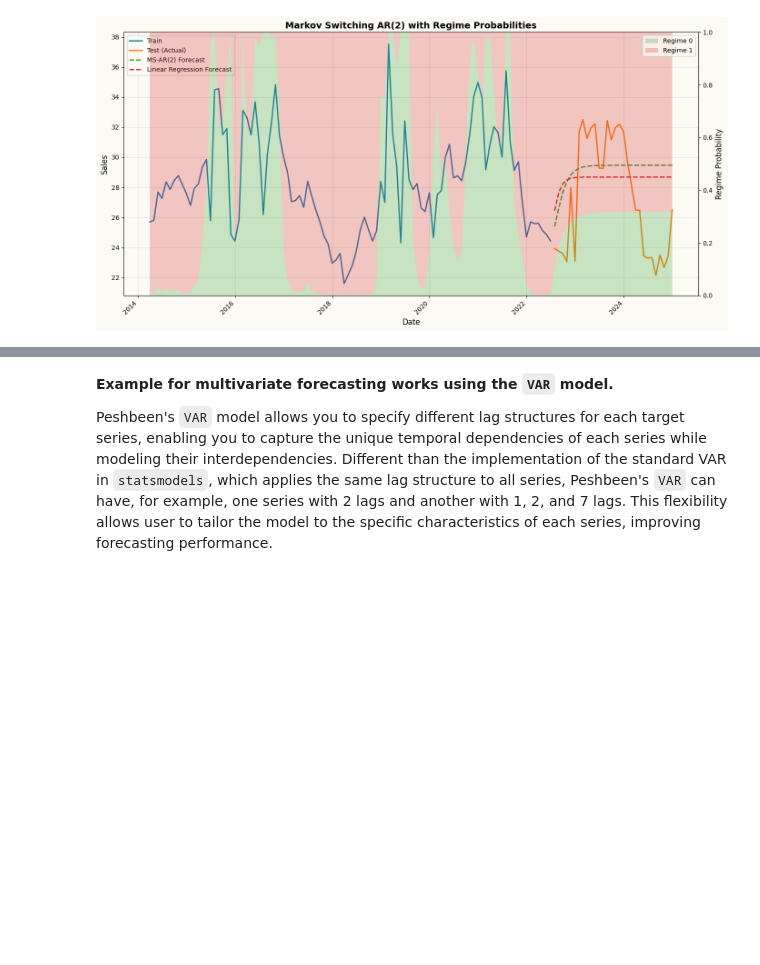
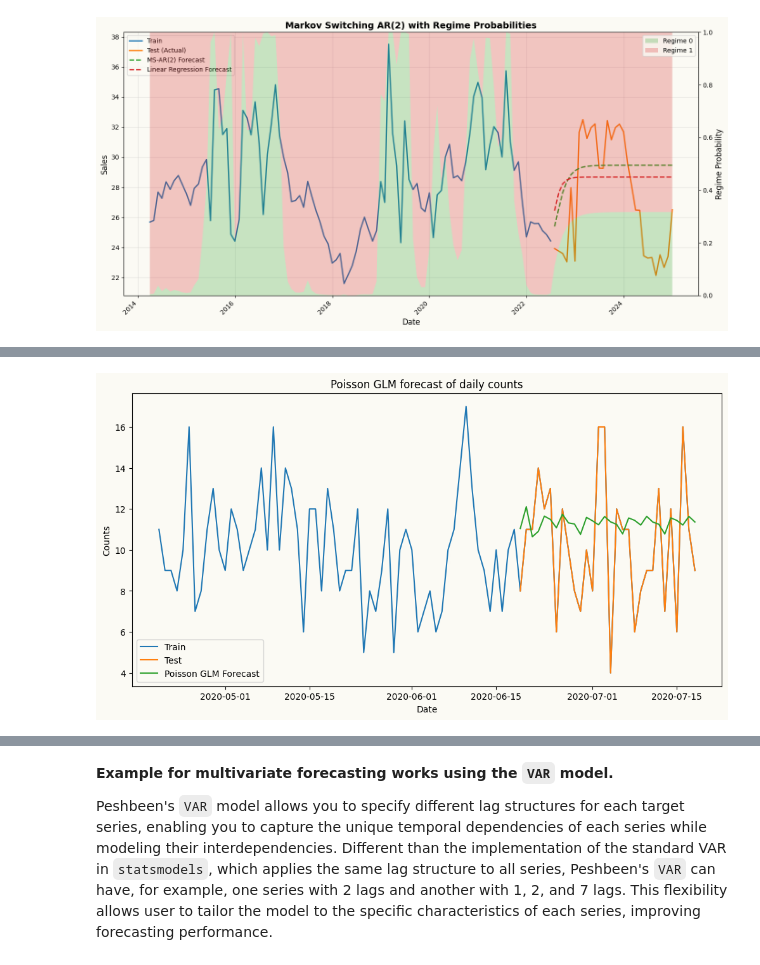
Before and after one commit to mustafaslanCoto/peshbeen, a Jupyter notebook: nbs/guide/01_model_zoo.ipynb, the cells around one changed output, grey strips where cells are left out. Cells and saved outputs as stored; diff of their text form; code cells hidden in the pictures; blank space fills up the shorter version.

```diff
--- a/nbs/guide/01_model_zoo.ipynb
+++ b/nbs/guide/01_model_zoo.ipynb
@@ -246,0 +253,39 @@ plt.show()
+# %%
+from peshbeen.models import glm
+from peshbeen.datasets import load_wales_admissions
+import statsmodels.api as sm
+import matplotlib.pyplot as plt
+
+## generate a counted series with calendar effects and lags, to demonstrate Poisson GLM
+df_count = pd.DataFrame({"count": np.random.poisson(lam=10, size=200)},
+                        index=pd.date_range(start="2020-01-01", periods=200, freq="D"))
+df_count["day_of_week"] = df_count.index.dayofweek
+df_count["month"] = df_count.index.month
+glm_cat = ["day_of_week", "month"]
+# daily emergency-admission counts in Wales
+glm_cat = ["day_of_week", "month"]
+
+glm_train = df_count.iloc[:-30]
+glm_test = df_count.iloc[-30:]
+
+from sklearn.preprocessing import OneHotEncoder
+ohe = OneHotEncoder(drop='first', sparse_output=False, handle_unknown="ignore")
+
+# Poisson GLM for count data, with weekly lags and calendar features
+poisson_model = glm(family=sm.families.Poisson(), target_col="count",
+                    lags=6, cat_variables=glm_cat, categorical_encoder=ohe)
+poisson_model.fit(df_count)
+poisson_forecast = poisson_model.forecast(H=30, exog=df_count[glm_cat])
+
+
+plt.figure(figsize=(12, 6))
+plt.plot(df_count.index[-90:], df_count["count"][-90:], label="Train")
+plt.plot(df_count.index[-30:], df_count["count"][-30:], label="Test")
+plt.plot(df_count.index[-30:], poisson_forecast, label="Poisson GLM Forecast")
+plt.title("Poisson GLM forecast of daily counts")
+plt.xlabel("Date")
+plt.ylabel("Counts")
+plt.legend()
+plt.show()
+# %% [output]
+[figure, added]
```
Also changed, not shown: parts of 10 cells of this notebook, 6 other files.
